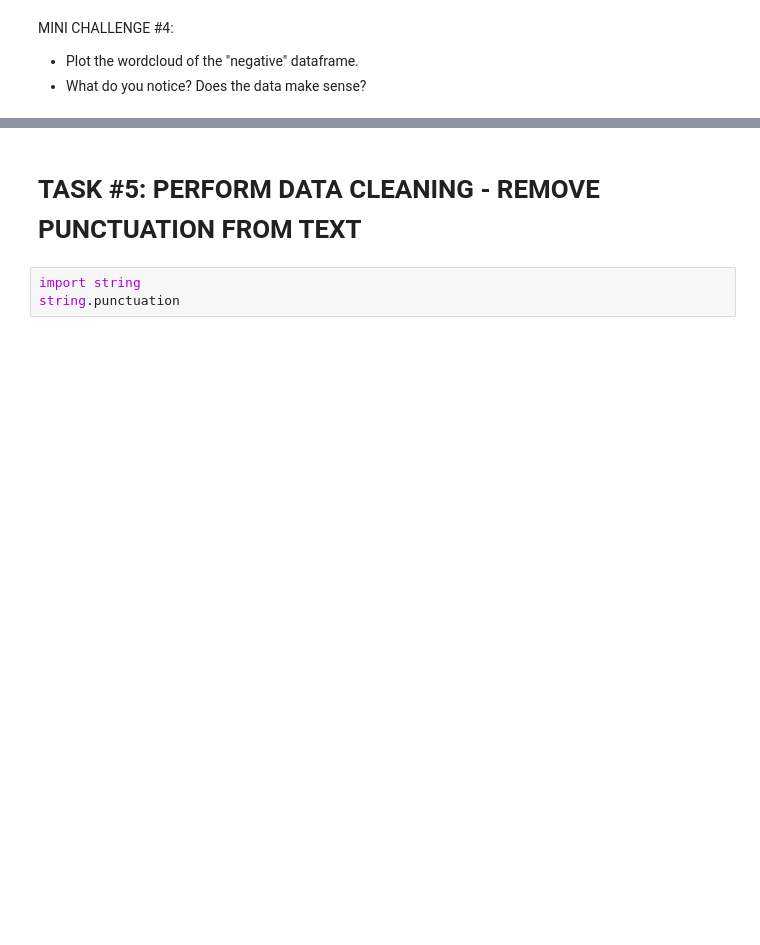
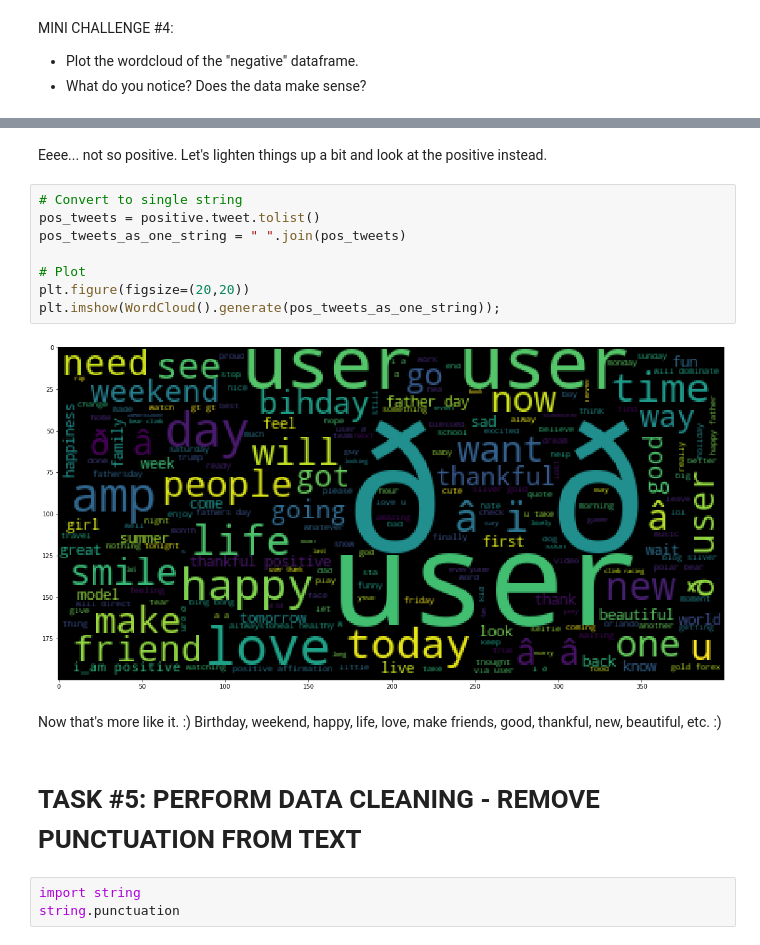
Before and after one commit to JessicaFB/Twitter-Sentiment-Analysis-Naive-Bayes, a Jupyter notebook: Twitter_Sentiment_Analysis.ipynb, the cells around one changed output, grey strips where cells are left out. Drawn from its saved outputs; the diff is of its cells as text; blank space fills up the shorter version.

```diff
--- a/Twitter_Sentiment_Analysis.ipynb
+++ b/Twitter_Sentiment_Analysis.ipynb
@@ -146,3 +206,17 @@ MINI CHALLENGE #4:
+# %% [markdown]
+Eeee... not so positive. Let's lighten things up a bit and look at the positive instead.
+# %%
+# Convert to single string
+pos_tweets = positive.tweet.tolist()
+pos_tweets_as_one_string = " ".join(pos_tweets)
+
+# Plot
+plt.figure(figsize=(20,20))
+plt.imshow(WordCloud().generate(pos_tweets_as_one_string));
+# %% [output]
+[figure, added]
+# %% [markdown]
+Now that's more like it. :) Birthday, weekend, happy, life, love, make friends, good, thankful, new, beautiful, etc. :)
 # %% [markdown]
 # TASK #5: PERFORM DATA CLEANING - REMOVE PUNCTUATION FROM TEXT
 # %%
```
Also changed, not shown: parts of 10 cells of this notebook.
